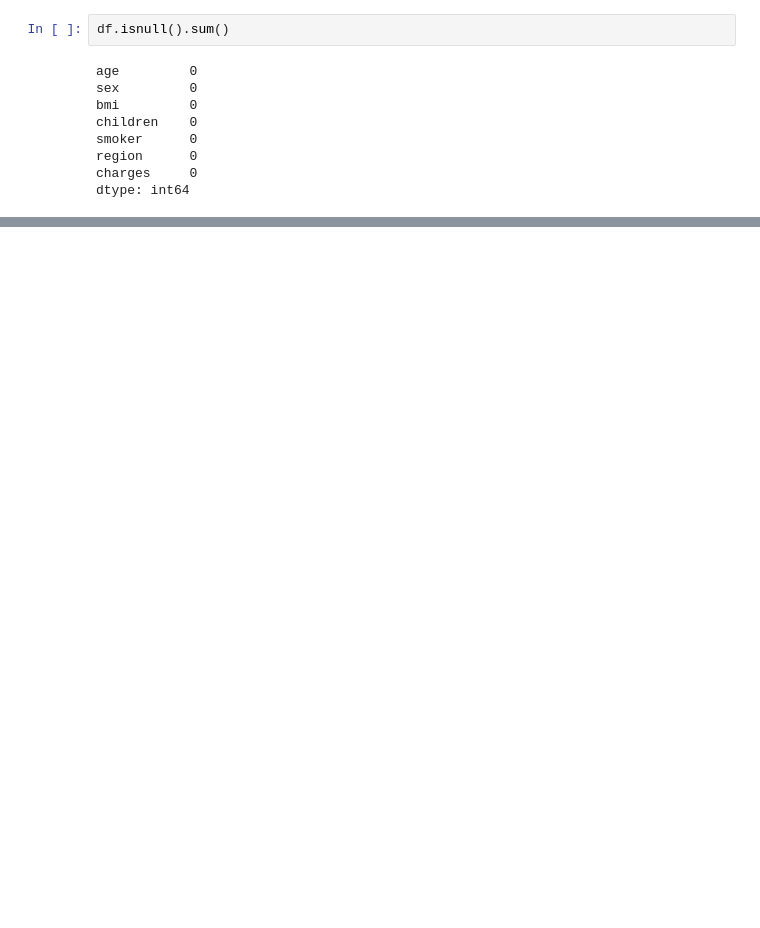
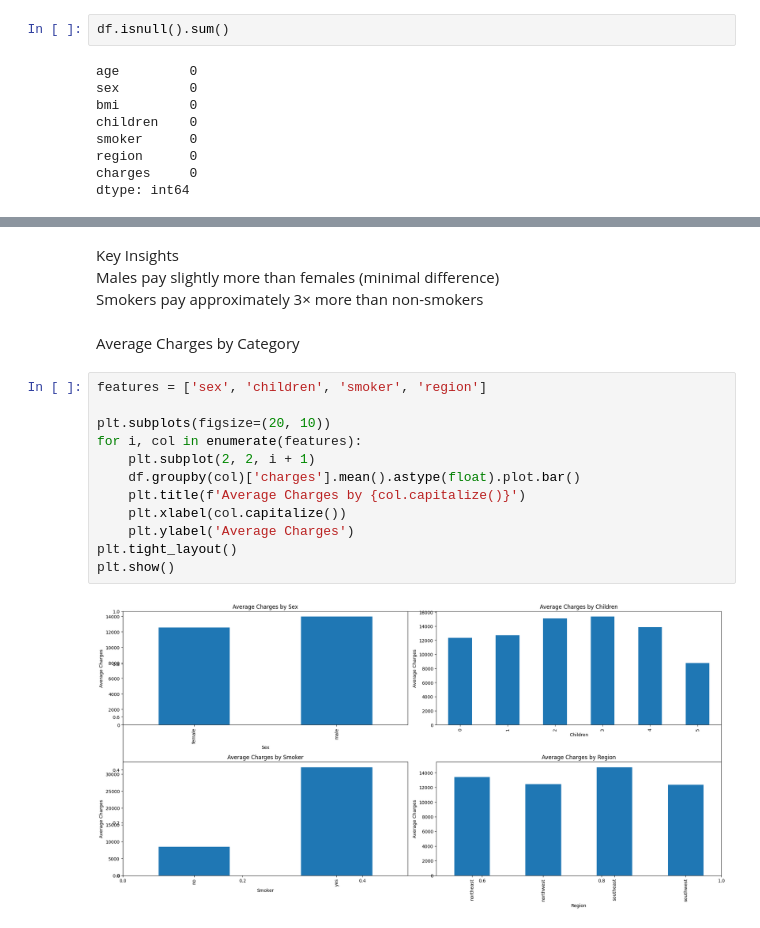
Before and after one commit to anthonybyamugisha/Insurance-Cost-Prediction-Model, a Jupyter notebook: insurance_cost.ipynb, the cells around one changed output, grey strips where cells are left out. Saved outputs shown, nothing was run; the diff lists cells and outputs as text; blank space fills up the shorter version.

```diff
--- a/insurance_cost.ipynb
+++ b/insurance_cost.ipynb
@@ -674,0 +113,20 @@ Deep Learning Model (Scaled) R2 Score: 0.8231
+# %% [markdown]
+Key Insights
+Males pay slightly more than females (minimal difference)
+Smokers pay approximately 3× more than non-smokers
+# %% [markdown]
+Average Charges by Category
+# %%
+features = ['sex', 'children', 'smoker', 'region']
+
+plt.subplots(figsize=(20, 10))
+for i, col in enumerate(features):
+    plt.subplot(2, 2, i + 1)
+    df.groupby(col)['charges'].mean().astype(float).plot.bar()
+    plt.title(f'Average Charges by {col.capitalize()}')
+    plt.xlabel(col.capitalize())
+    plt.ylabel('Average Charges')
+plt.tight_layout()
+plt.show()
+# %% [output]
+[figure, added]
```
Also changed, not shown: parts of 153 cells of this notebook.
